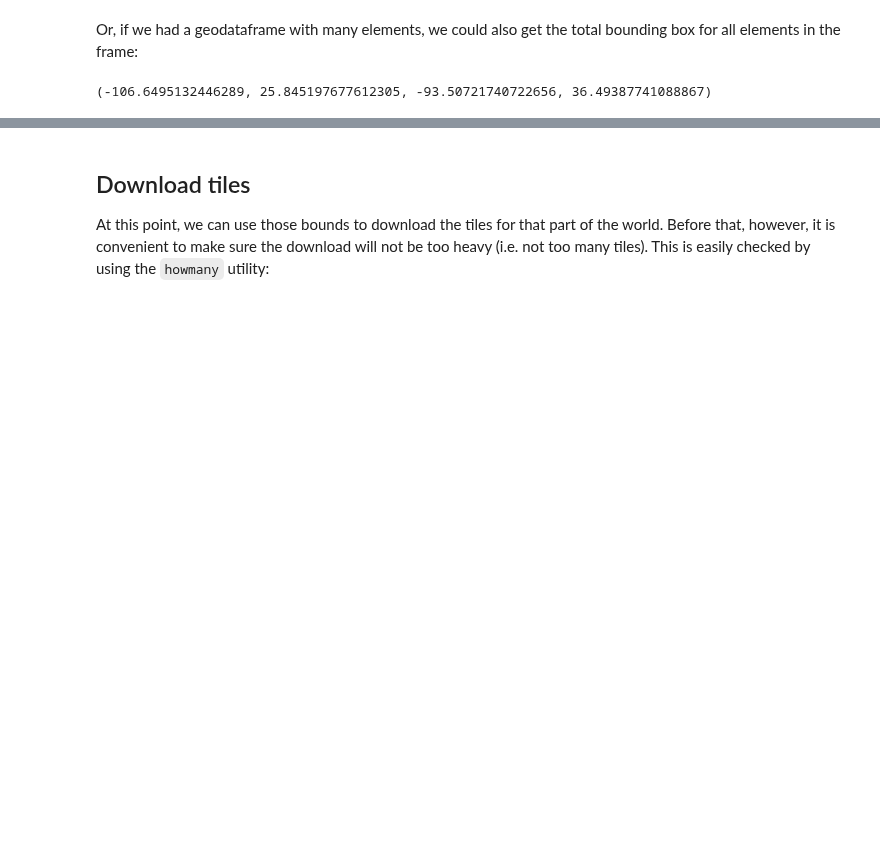
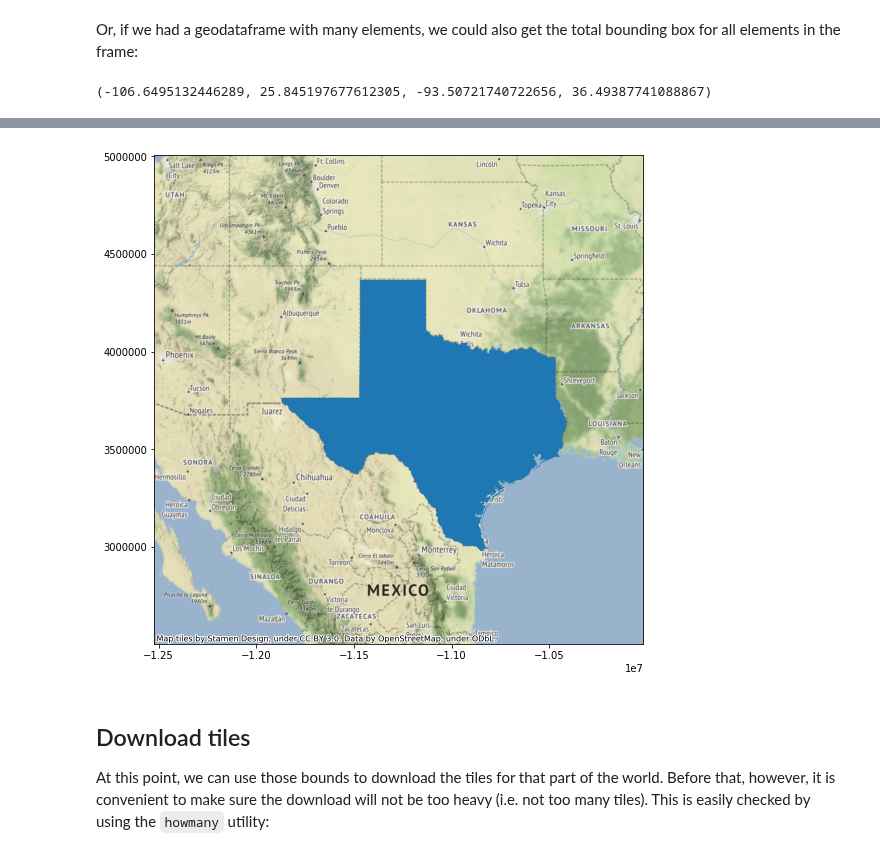
Before and after one commit to geopandas/contextily, a Jupyter notebook: contextily_guide.ipynb, the cells around one changed output, grey strips where cells are left out. Saved outputs shown, nothing was run; the diff lists cells and outputs as text; code cells hidden in the pictures; blank space fills up the shorter version.

```diff
--- a/contextily_guide.ipynb
+++ b/contextily_guide.ipynb
@@ -40,3 +44,8 @@ w, s, e, n
+# %%
+ax = tx.to_crs(epsg=3857).plot(figsize=(9, 9))
+ctx.add_basemap(ax);
+# %% [output]
+[figure, added]
 # %% [markdown]
 ## Download tiles
 
```
Also changed, not shown: parts of 10 cells of this notebook.
